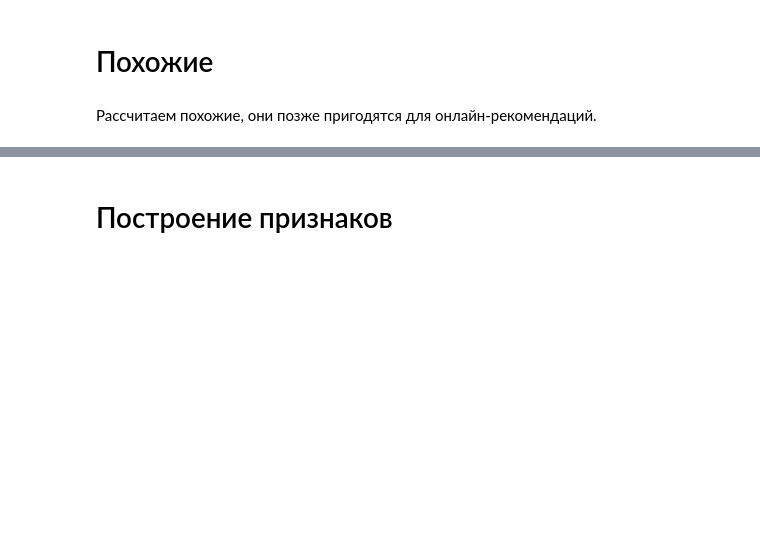
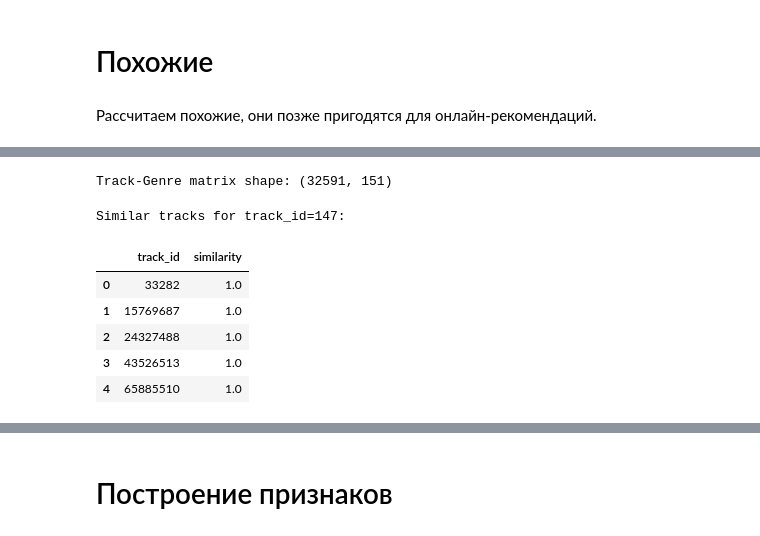
Before and after one commit to alex-feygin/mle-recsys-project, a Jupyter notebook: recommendations_filled.ipynb, the cells around one changed output, grey strips where cells are left out. Saved outputs shown, nothing was run; the diff lists cells and outputs as text; code cells hidden in the pictures; blank space fills up the shorter version.

```diff
--- a/recommendations_filled.ipynb
+++ b/recommendations_filled.ipynb
@@ -998,0 +1025,57 @@ Personal ALS — K=100:
+# %%
+# Build Track--Genre CSR Matrix
+def get_track2genre_matrix(genres, items):
+    """Build sparse (num_tracks, num_genres) matrix. Entry = 1 if track has genre."""
+    genre_ids = sorted(genres.index.tolist())
+    genre2idx = {gid: i for i, gid in enumerate(genre_ids)}
+    num_genres = len(genre_ids)
+    num_tracks = len(items)
+
+    row_idx, col_idx, data = [], [], []
+    for i, genres_list in enumerate(items["genres"]):
+        for gid in genres_list:
+            if gid in genre2idx:
+                row_idx.append(i)
+                col_idx.append(genre2idx[gid])
+                data.append(1)
+
+    matrix = scipy.sparse.csr_matrix(
+        (data, (row_idx, col_idx)),
+        shape=(num_tracks, num_genres)
+    )
+    return normalize(matrix, norm="l1", axis=1)
+
+track_genre_matrix = get_track2genre_matrix(genres, items_content)
+print(f"Track-Genre matrix shape: {track_genre_matrix.shape}")
+# %% [output]
+Track-Genre matrix shape: (32591, 151)
+# %%
+def recommend_similar_tracks(track_id, items, track_genre_matrix, k=5):
+    """Return top-k similar tracks by genre cosine similarity."""
+    match = items.loc[items["track_id"] == track_id, "track_id_enc"]
+    if match.empty:
+        return pd.DataFrame()
+    track_id_enc = match.values[0]
+    target_vector = track_genre_matrix[track_id_enc]
+    similarity_scores = cosine_similarity(track_genre_matrix, target_vector).flatten()
+    similarity_scores[track_id_enc] = -1  # remove self-match
+    top_k_indices = np.argsort(similarity_scores)[-k:][::-1]
+    similar_tracks = items[items["track_id_enc"].isin(top_k_indices)].copy()
+    # attach scores in order
+    enc2score = {i: float(similarity_scores[i]) for i in top_k_indices}
+    similar_tracks["similarity"] = similar_tracks["track_id_enc"].map(enc2score)
+    return similar_tracks[["track_id", "similarity"]].reset_index(drop=True)
+
+# Demo
+sample_track = items_content["track_id"].iloc[0]
+recs = recommend_similar_tracks(sample_track, items_content, track_genre_matrix, k=5)
+print(f"Similar tracks for track_id={sample_track}:")
+recs
+# %% [output]
+Similar tracks for track_id=147:
+|  | track_id | similarity |
+| 0 | 33282 | 1.0 |
+| 1 | 15769687 | 1.0 |
+| 2 | 24327488 | 1.0 |
+| 3 | 43526513 | 1.0 |
+| 4 | 65885510 | 1.0 |
```
Also changed, not shown: parts of 22 cells of this notebook.
